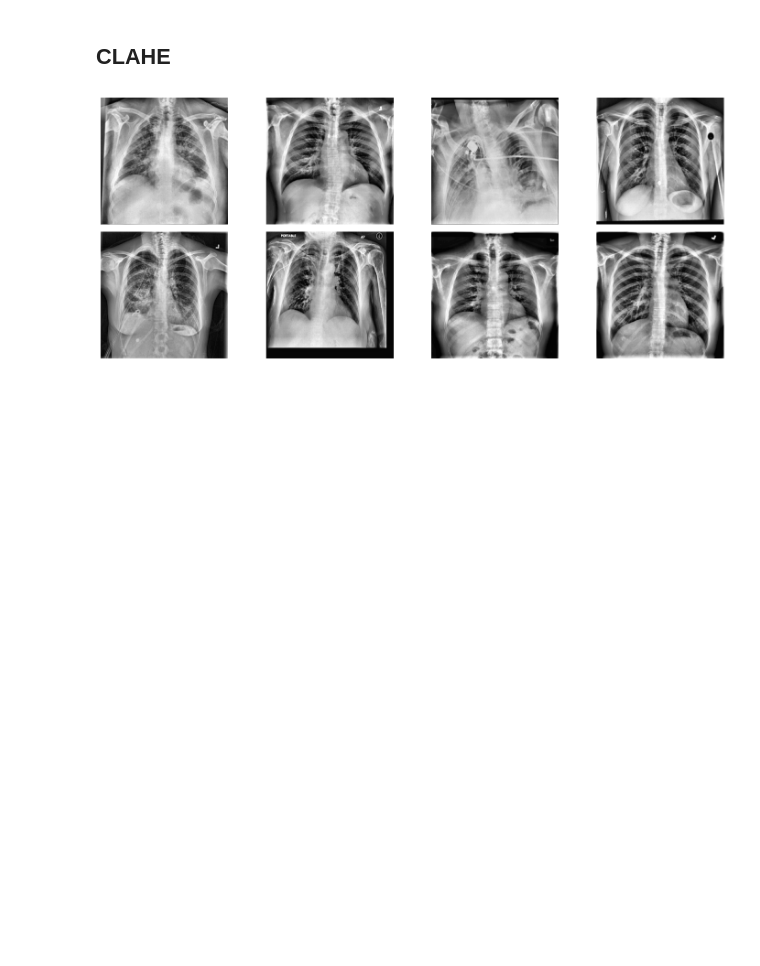
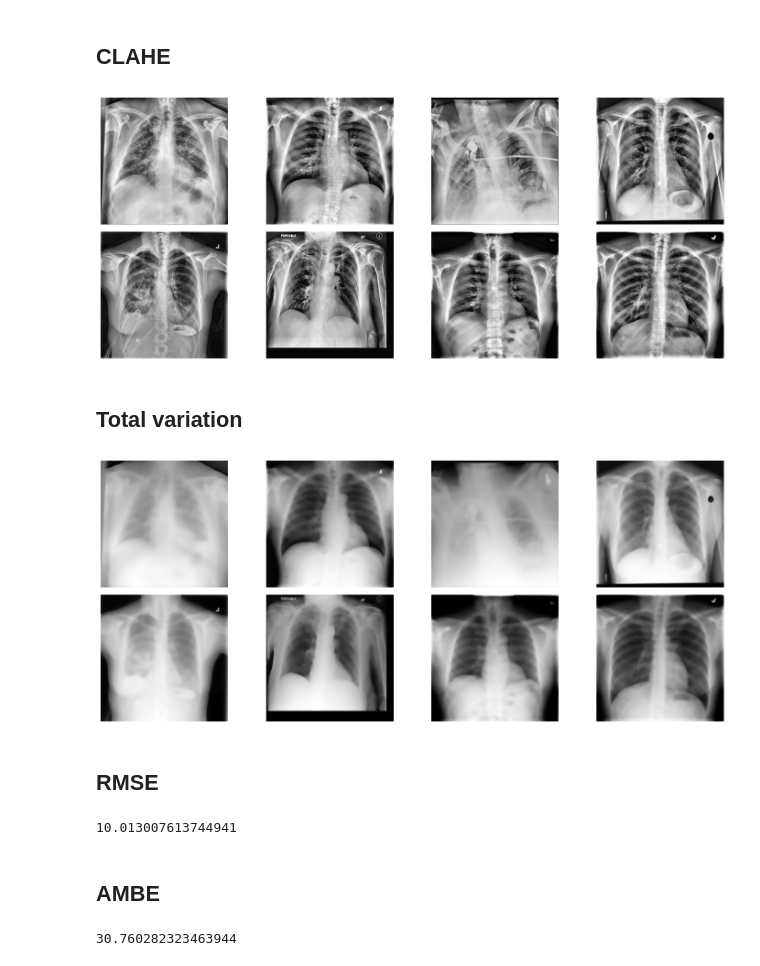
Before and after one commit to Daviqalb07/TI0160-visao-computacional, a Jupyter notebook: notebooks/01_enhancement.ipynb, the cells around one changed output. Drawn from its saved outputs; the diff is of its cells as text; code cells hidden in the pictures; blank space fills up the shorter version.

Commit message:
Adding total variation denoising filter and initial metrics

```diff
--- a/notebooks/01_enhancement.ipynb
+++ b/notebooks/01_enhancement.ipynb
@@ -59,3 +64,22 @@ result_clahe = [clahe_filter(image) for image in images]
 show_images(result_clahe)
 # %% [output]
 [figure]
+# %% [markdown]
+## Total variation
+# %%
+result_tv = [total_variation_denoising(image) for image in images]
+show_images(result_tv)
+# %% [output]
+[figure, added]
+# %% [markdown]
+## RMSE
+# %%
+rmse(images[7], result_clahe[7])
+# %% [output]
+10.013007613744941
+# %% [markdown]
+## AMBE
+# %%
+ambe(images[1], result_clahe[1])
+# %% [output]
+30.760282323463944
```
Also changed, not shown: parts of 1 cell of this notebook, 5 other files.
